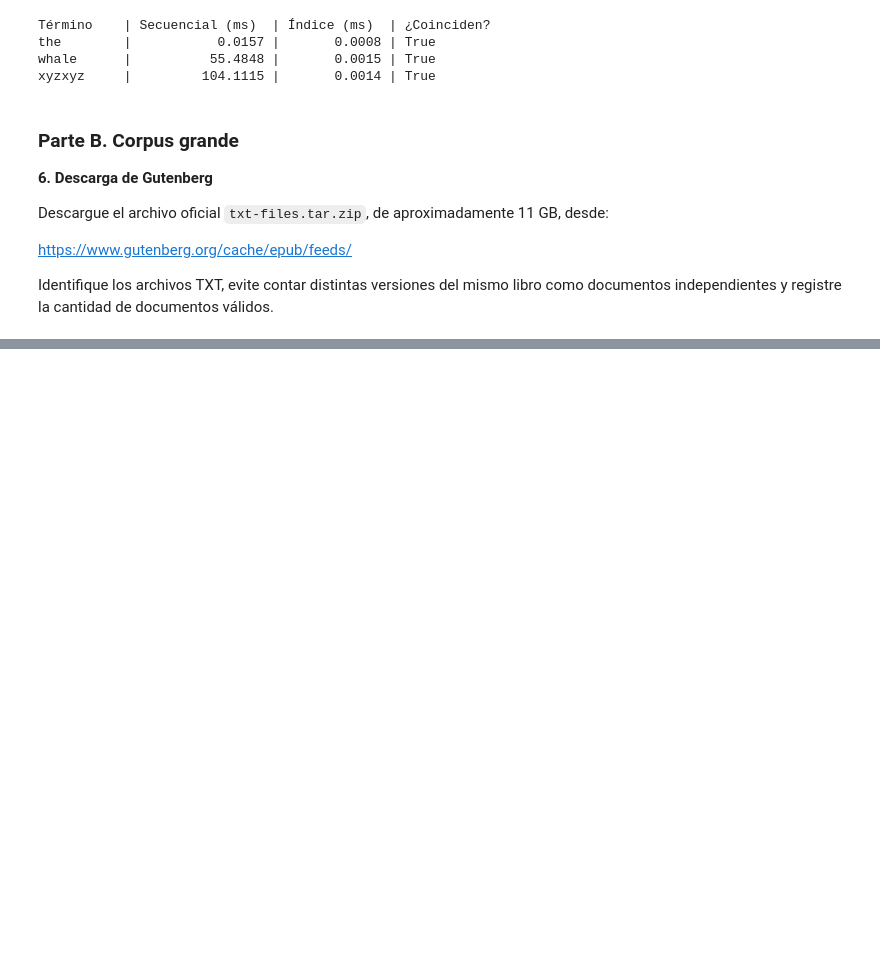
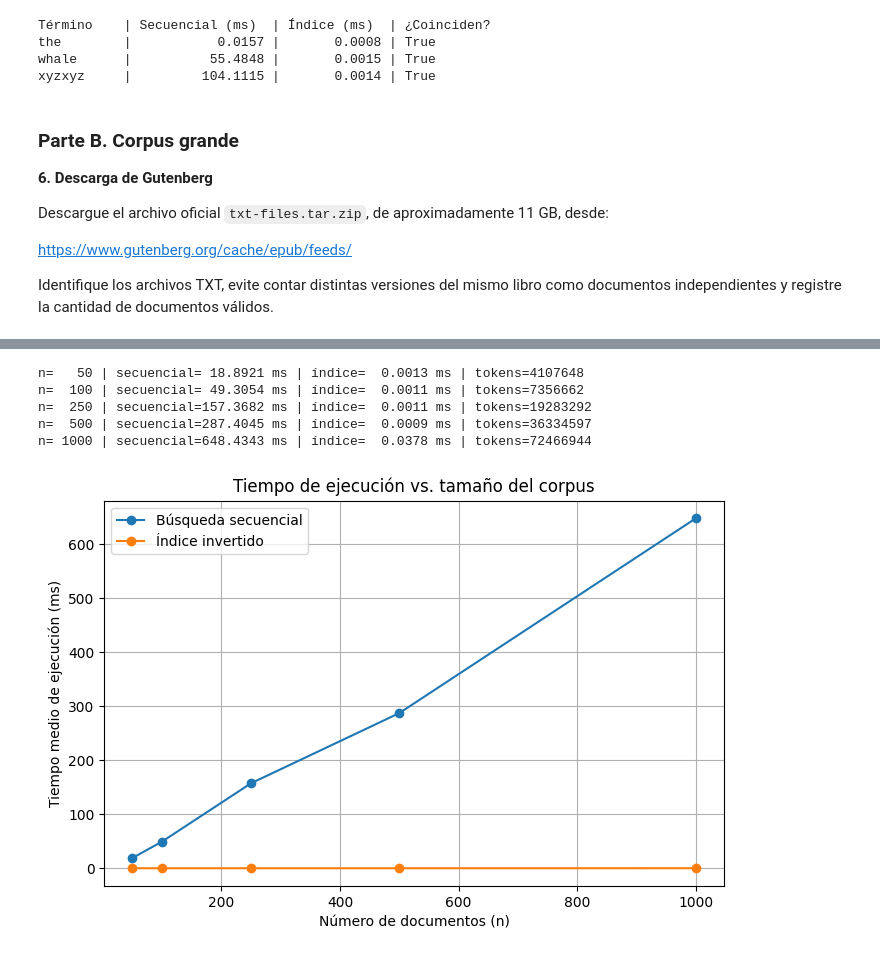
Before and after one commit to JASL22/RECUPERACION-DE-LA-INFORMACION, a Jupyter notebook: Notebooks/02_booleansearch_Saeteros_Jhonn.ipynb, the cells around one changed output, grey strips where cells are left out. Cells and saved outputs as stored; diff of their text form; code cells hidden in the pictures; blank space fills up the shorter version.

```diff
--- a/Notebooks/02_booleansearch_Saeteros_Jhonn.ipynb
+++ b/Notebooks/02_booleansearch_Saeteros_Jhonn.ipynb
@@ -314,0 +393,42 @@ FileNotFoundError: [Errno 2] No such file or directory: 'C:\\Users\\Jhonn22\\Dow
+# %%
+import matplotlib.pyplot as plt
+
+tamanos = [50, 100, 250, 500, 1000]   # ampliar si el equipo lo permite
+termino_experimento = "love"
+
+tiempos_secuencial = []
+tiempos_indice = []
+total_tokens = []
+
+for n in tamanos:
+    docs_n = cargar_subconjunto(libros_por_id, n)
+    docs_n_tok = {gid: normalizar_y_tokenizar(texto) for gid, texto in docs_n.items()}
+
+    t_sec = medir_tiempo_secuencial(termino_experimento, docs_n_tok)
+    indice_n = construir_indice_invertido(docs_n_tok)
+    t_idx = medir_tiempo_indice(termino_experimento, indice_n)
+
+    n_tokens = sum(len(toks) for toks in docs_n_tok.values())
+
+    tiempos_secuencial.append(t_sec)
+    tiempos_indice.append(t_idx)
+    total_tokens.append(n_tokens)
+
+    print(f"n={n:5d} | secuencial={t_sec:8.4f} ms | índice={t_idx:8.4f} ms | tokens={n_tokens}")
+
+plt.figure(figsize=(8, 5))
+plt.plot(tamanos, tiempos_secuencial, marker="o", label="Búsqueda secuencial")
+plt.plot(tamanos, tiempos_indice, marker="o", label="Índice invertido")
+plt.xlabel("Número de documentos (n)")
+plt.ylabel("Tiempo medio de ejecución (ms)")
+plt.title("Tiempo de ejecución vs. tamaño del corpus")
+plt.legend()
+plt.grid(True)
+plt.show()
+# %% [output]
+n=   50 | secuencial= 18.8921 ms | índice=  0.0013 ms | tokens=4107648
+n=  100 | secuencial= 49.3054 ms | índice=  0.0011 ms | tokens=7356662
+n=  250 | secuencial=157.3682 ms | índice=  0.0011 ms | tokens=19283292
+n=  500 | secuencial=287.4045 ms | índice=  0.0009 ms | tokens=36334597
+n= 1000 | secuencial=648.4343 ms | índice=  0.0378 ms | tokens=72466944
+[figure, added]
```
Also changed, not shown: parts of 10 cells of this notebook.
